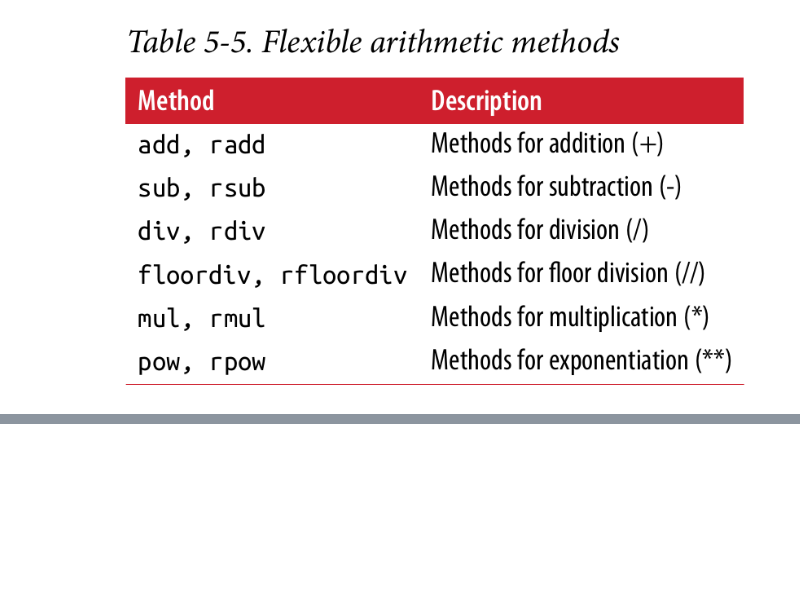
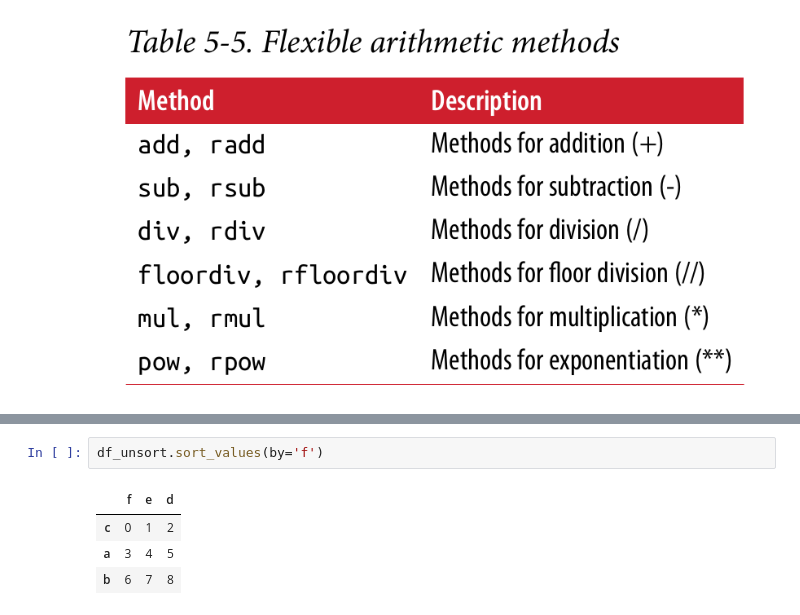
Before and after one commit to SianRods/PythonSourceFiles, a Jupyter notebook: Pandas-Practice/Introduction_Pandas.ipynb, the cells around one changed output, grey strips where cells are left out. Cells and saved outputs as stored; diff of their text form; blank space fills up the shorter version.

```diff
--- a/Pandas-Practice/Introduction_Pandas.ipynb
+++ b/Pandas-Practice/Introduction_Pandas.ipynb
@@ -940,0 +1011,7 @@ new_df1.add(new_df2,fill_value=0)
+# %%
+df_unsort.sort_values(by='f')
+# %% [output]
+|  | f | e | d |
+| c | 0 | 1 | 2 |
+| a | 3 | 4 | 5 |
+| b | 6 | 7 | 8 |
```
Also changed, not shown: parts of 18 cells of this notebook.
